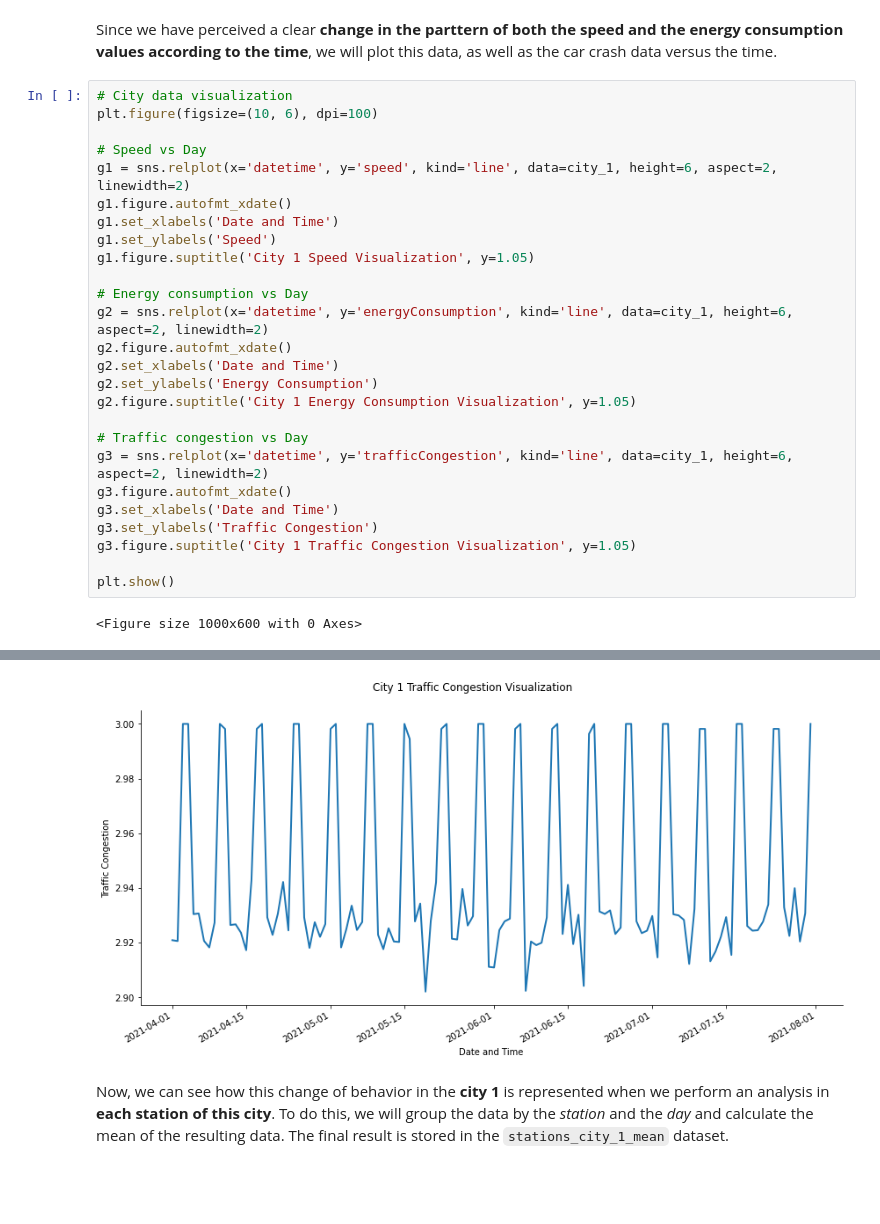
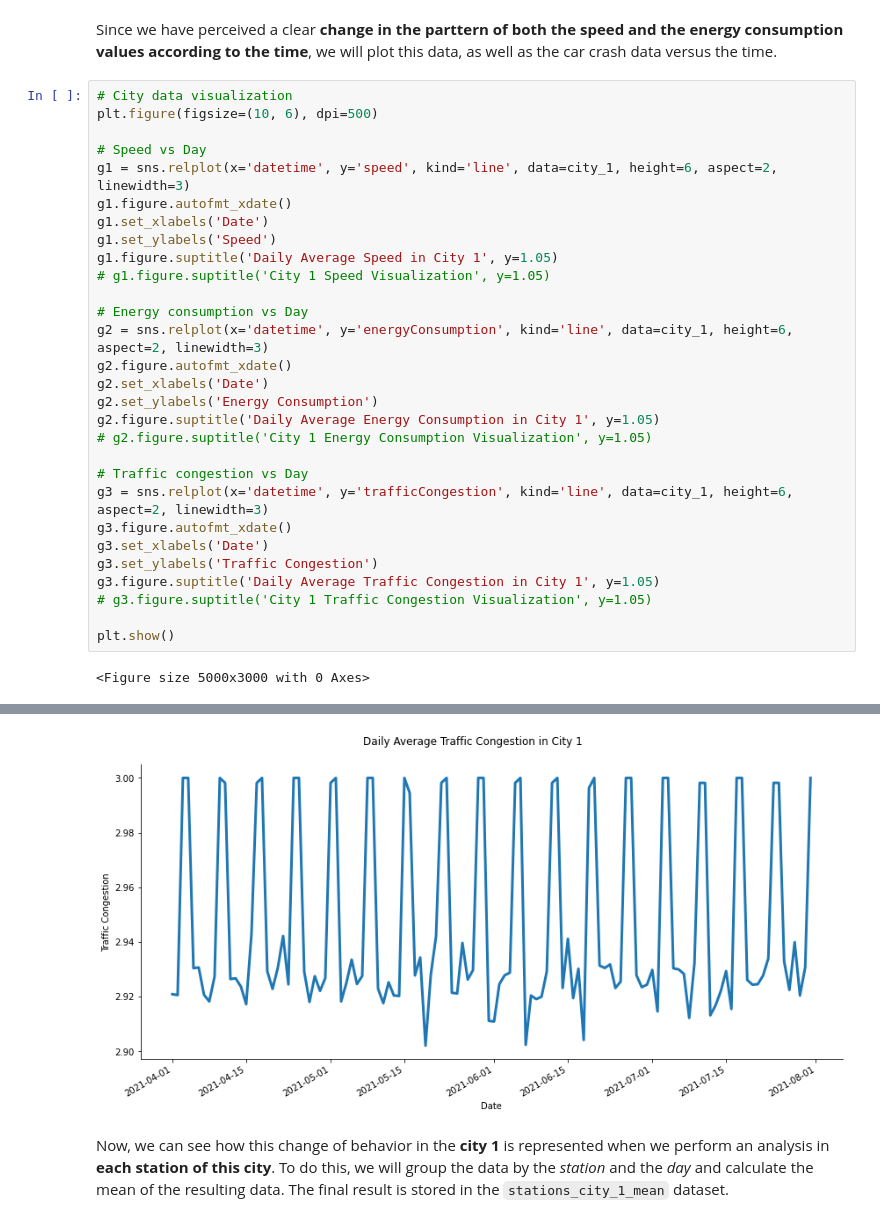
Before and after one commit to leonardohannas/MODS206_TelecomParis, a Jupyter notebook: notebook.ipynb, the cells around one changed output, grey strips where cells are left out. Saved outputs shown, nothing was run; the diff lists cells and outputs as text; blank space fills up the shorter version.

```diff
--- a/notebook.ipynb
+++ b/notebook.ipynb
@@ -134,29 +134,32 @@ city_1
 Since we have perceived a clear **change in the parttern of both the speed and the energy consumption values according to the time**, we will plot this data, as well as the car crash data versus the time.
 # %%
 # City data visualization
-plt.figure(figsize=(10, 6), dpi=100)
+plt.figure(figsize=(10, 6), dpi=500)
 
 # Speed vs Day
-g1 = sns.relplot(x='datetime', y='speed', kind='line', data=city_1, height=6, aspect=2, linewidth=2)
+g1 = sns.relplot(x='datetime', y='speed', kind='line', data=city_1, height=6, aspect=2, linewidth=3)
 g1.figure.autofmt_xdate()
-g1.set_xlabels('Date and Time')
+g1.set_xlabels('Date')
 g1.set_ylabels('Speed')
-g1.figure.suptitle('City 1 Speed Visualization', y=1.05)
+g1.figure.suptitle('Daily Average Speed in City 1', y=1.05)
+# g1.figure.suptitle('City 1 Speed Visualization', y=1.05)
 
 # Energy consumption vs Day
-g2 = sns.relplot(x='datetime', y='energyConsumption', kind='line', data=city_1, height=6, aspect=2, linewidth=2)
+g2 = sns.relplot(x='datetime', y='energyConsumption', kind='line', data=city_1, height=6, aspect=2, linewidth=3)
 g2.figure.autofmt_xdate()
-g2.set_xlabels('Date and Time')
+g2.set_xlabels('Date')
 g2.set_ylabels('Energy Consumption')
-g2.figure.suptitle('City 1 Energy Consumption Visualization', y=1.05)
+g2.figure.suptitle('Daily Average Energy Consumption in City 1', y=1.05)
+# g2.figure.suptitle('City 1 Energy Consumption Visualization', y=1.05)
 
 # Traffic congestion vs Day
-g3 = sns.relplot(x='datetime', y='trafficCongestion', kind='line', data=city_1, height=6, aspect=2, linewidth=2)
+g3 = sns.relplot(x='datetime', y='trafficCongestion', kind='line', data=city_1, height=6, aspect=2, linewidth=3)
 g3.figure.autofmt_xdate()
-g3.set_xlabels('Date and Time')
+g3.set_xlabels('Date')
 g3.set_ylabels('Traffic Congestion')
-g3.figure.suptitle('City 1 Traffic Congestion Visualization', y=1.05)
+g3.figure.suptitle('Daily Average Traffic Congestion in City 1', y=1.05)
+# g3.figure.suptitle('City 1 Traffic Congestion Visualization', y=1.05)
 
 plt.show()
 # %% [output]
-<Figure size 1000x600 with 0 Axes>
+<Figure size 5000x3000 with 0 Axes>
@@ -165,4 +168,4 @@ plt.show()
-[figure, old version]
+[figure, new version]
 # %% [markdown]
 Now, we can see how this change of behavior in the **city 1** is represented when we perform an analysis in **each station of this city**. To do this, we will group the data by the *station* and the *day* and calculate the mean of the resulting data. The final result is stored in the `stations_city_1_mean` dataset.
 # %%
```
Also changed, not shown: parts of 8 cells of this notebook.
